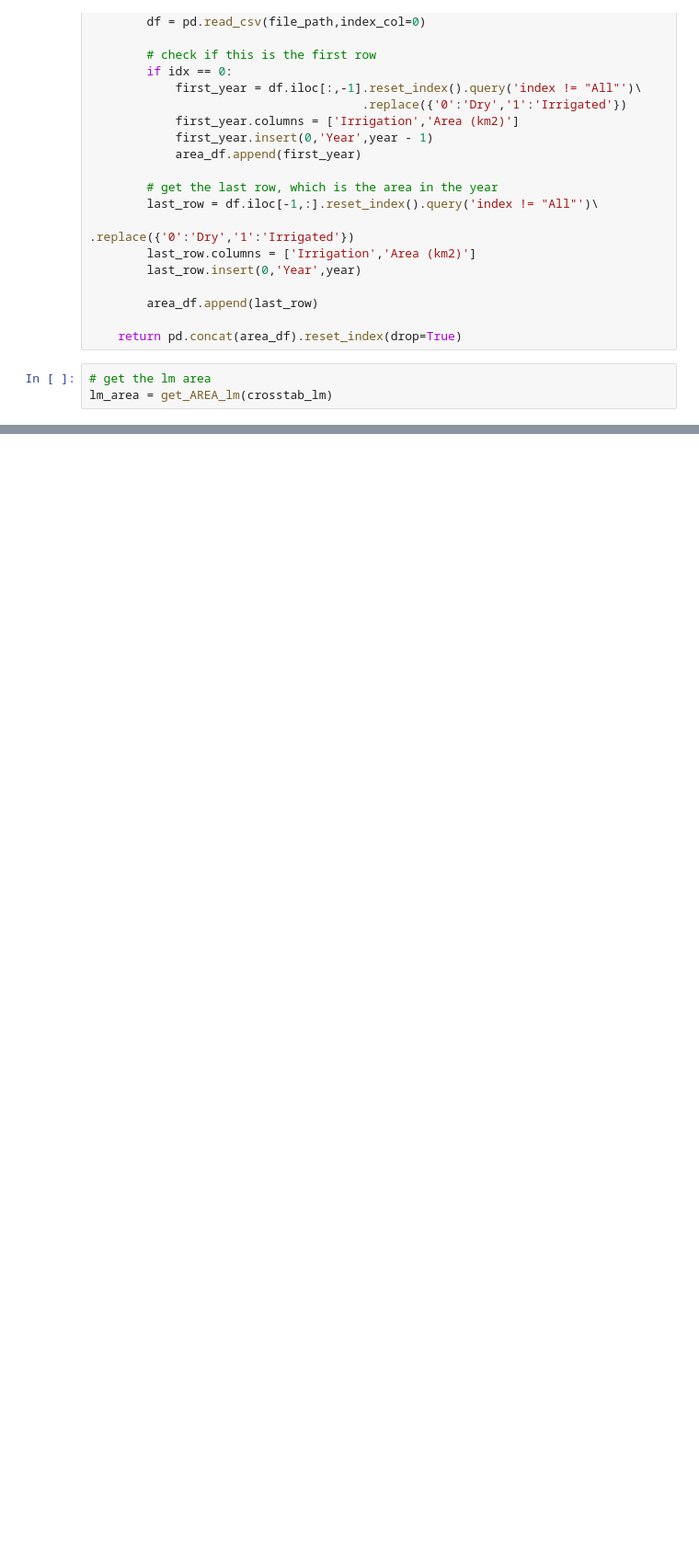
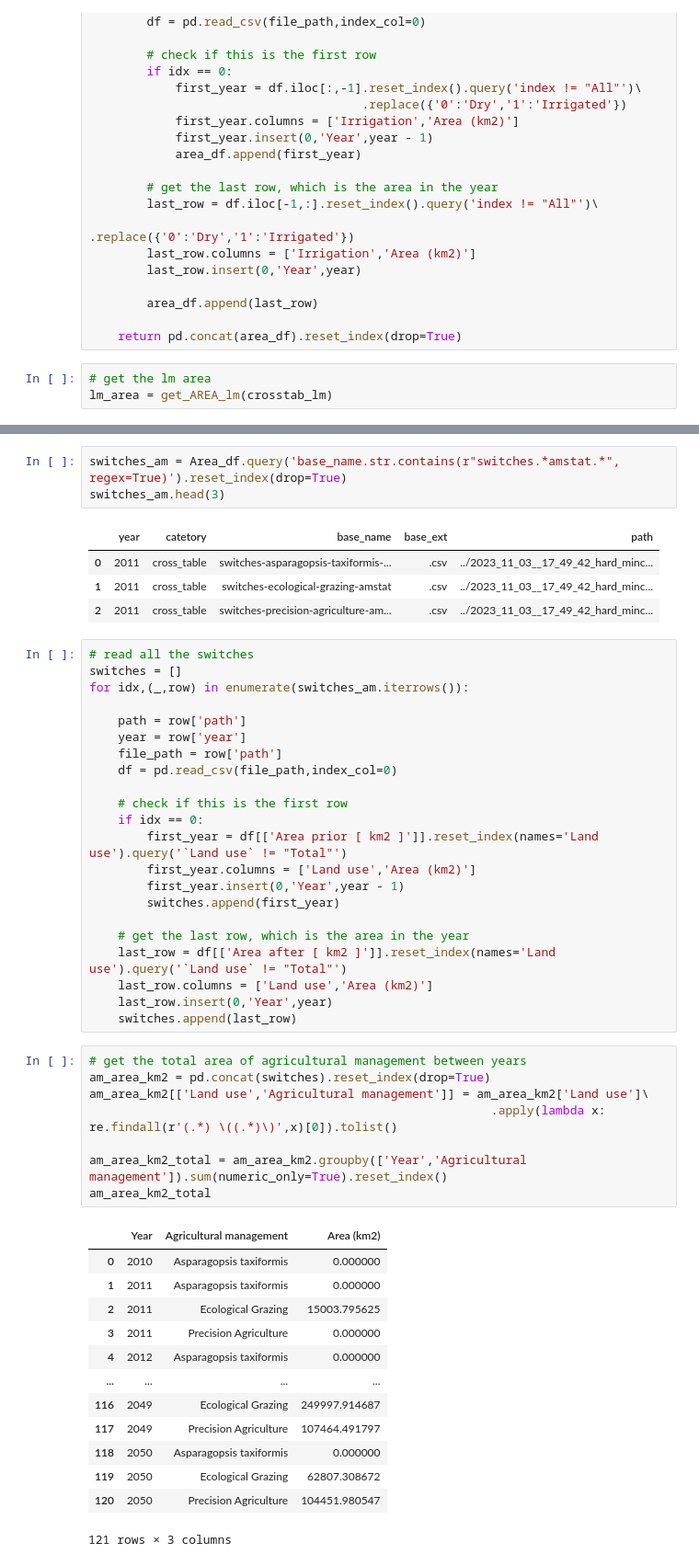
Before and after one commit to JinzhuWANG/VIS_LUTO, a Jupyter notebook: VIS_02_Area.ipynb, the cells around one changed output, grey strips where cells are left out. Shown: that part at 92% size. Drawn from its saved outputs; the diff is of its cells as text; blank space fills up the shorter version.

```diff
--- a/VIS_02_Area.ipynb
+++ b/VIS_02_Area.ipynb
@@ -203,0 +205,52 @@ lm_area
+# %%
+switches_am = Area_df.query('base_name.str.contains(r"switches.*amstat.*", regex=True)').reset_index(drop=True)
+switches_am.head(3)
+# %% [output]
+|  | year | catetory | base_name | base_ext | path |
+| 0 | 2011 | cross_table | switches-asparagopsis-taxiformis-... | .csv | ../2023_11_03__17_49_42_hard_minc... |
+| 1 | 2011 | cross_table | switches-ecological-grazing-amstat | .csv | ../2023_11_03__17_49_42_hard_minc... |
+| 2 | 2011 | cross_table | switches-precision-agriculture-am... | .csv | ../2023_11_03__17_49_42_hard_minc... |
+# %%
+# read all the switches
+switches = []
+for idx,(_,row) in enumerate(switches_am.iterrows()):
+
+    path = row['path']
+    year = row['year']
+    file_path = row['path']
+    df = pd.read_csv(file_path,index_col=0)
+
+    # check if this is the first row
+    if idx == 0:
+        first_year = df[['Area prior [ km2 ]']].reset_index(names='Land use').query('`Land use` != "Total"')
+        first_year.columns = ['Land use','Area (km2)']
+        first_year.insert(0,'Year',year - 1)
+        switches.append(first_year)
+
+    # get the last row, which is the area in the year
+    last_row = df[['Area after [ km2 ]']].reset_index(names='Land use').query('`Land use` != "Total"')
+    last_row.columns = ['Land use','Area (km2)']
+    last_row.insert(0,'Year',year)
+    switches.append(last_row)
+# %%
+# get the total area of agricultural management between years
+am_area_km2 = pd.concat(switches).reset_index(drop=True)
+am_area_km2[['Land use','Agricultural management']] = am_area_km2['Land use']\
+                                                        .apply(lambda x: re.findall(r'(.*) \((.*)\)',x)[0]).tolist()
+
+am_area_km2_total = am_area_km2.groupby(['Year','Agricultural management']).sum(numeric_only=True).reset_index()
+am_area_km2_total
+# %% [output]
+|  | Year | Agricultural management | Area (km2) |
+| 0 | 2010 | Asparagopsis taxiformis | 0.000000 |
+| 1 | 2011 | Asparagopsis taxiformis | 0.000000 |
+| 2 | 2011 | Ecological Grazing | 15003.795625 |
+| 3 | 2011 | Precision Agriculture | 0.000000 |
+| 4 | 2012 | Asparagopsis taxiformis | 0.000000 |
+| ... | ... | ... | ... |
+| 116 | 2049 | Ecological Grazing | 249997.914687 |
+| 117 | 2049 | Precision Agriculture | 107464.491797 |
+| 118 | 2050 | Asparagopsis taxiformis | 0.000000 |
+| 119 | 2050 | Ecological Grazing | 62807.308672 |
+| 120 | 2050 | Precision Agriculture | 104451.980547 |
+121 rows × 3 columns
```
Also changed, not shown: parts of 8 cells of this notebook, 3 other files.
